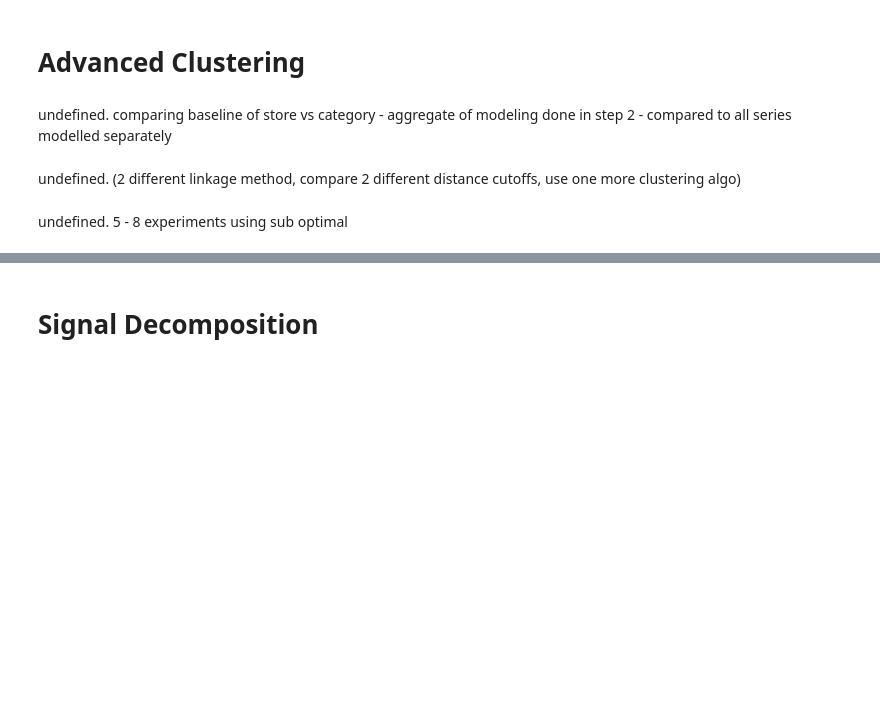
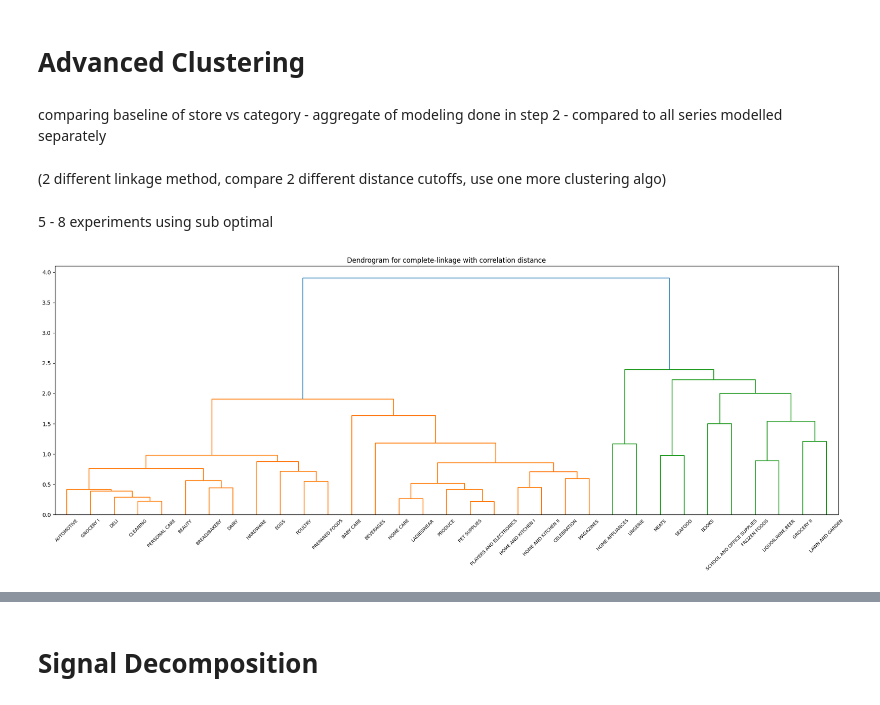
Before and after one commit to Nasibul/e-commerce, a Jupyter notebook: Advanced ARIMA/Advanced ARIMA.ipynb, the cells around one changed output, grey strips where cells are left out. Saved outputs shown, nothing was run; the diff lists cells and outputs as text; code cells hidden in the pictures; blank space fills up the shorter version.

```diff
--- a/Advanced ARIMA/Advanced ARIMA.ipynb
+++ b/Advanced ARIMA/Advanced ARIMA.ipynb
@@ -842,11 +847,6 @@ def hierarchical_clustering(dist_mat, method='complete'):
         Z = ward(dist_mat)
 
     fig = plt.figure(figsize=(25, 8))
-    dn = dendrogram(Z, labels=lbls)
+    dn = dendrogram(Z, labels=dist_mat.columns)
     plt.title(f"Dendrogram for {method}-linkage with correlation distance")
     plt.show()
-
-    return Z
-
-df1 = distance_matrix.dropna(how='all', axis=1)
-linkage_matrix = hierarchical_clustering(df1.dropna(how='any'))
@@ -889,11 +887,17 @@ It seems that that clustering with the dendogram results in much worse average R
 # %% [markdown]
 # Advanced Clustering
 # %% [markdown]
-undefined. comparing baseline of store vs category - aggregate of modeling done in step 2 - compared to all series modelled separately
+comparing baseline of store vs category - aggregate of modeling done in step 2 - compared to all series modelled separately
 # %% [markdown]
-undefined. (2 different linkage method, compare 2 different distance cutoffs, use one more clustering algo)
+(2 different linkage method, compare 2 different distance cutoffs, use one more clustering algo)
 # %% [markdown]
-undefined. 5 - 8 experiments using sub optimal
+5 - 8 experiments using sub optimal
 # %%
 products = pd.pivot_table(train, values='sales', index="date", columns=['family'], aggfunc=np.sum)
 stores = pd.pivot_table(train, values='sales', index="date", columns=['store_nbr'], aggfunc=np.sum)
+products_matrix = products.corr()
+stores_matrix = stores.corr()
+# %%
+hierarchical_clustering(products_matrix)
+# %% [output]
+[figure, added]
```
Also changed, not shown: parts of 19 cells of this notebook.
